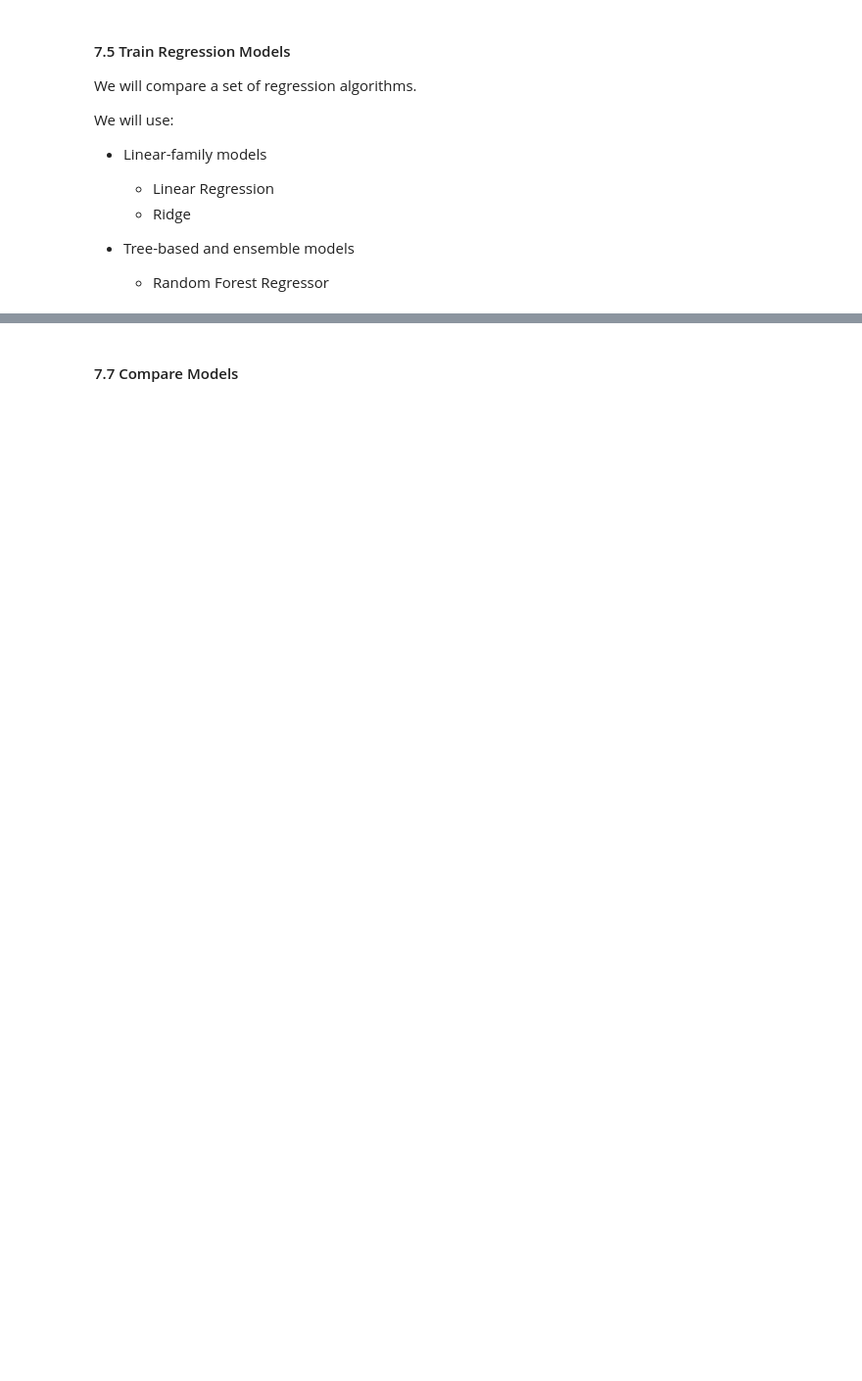
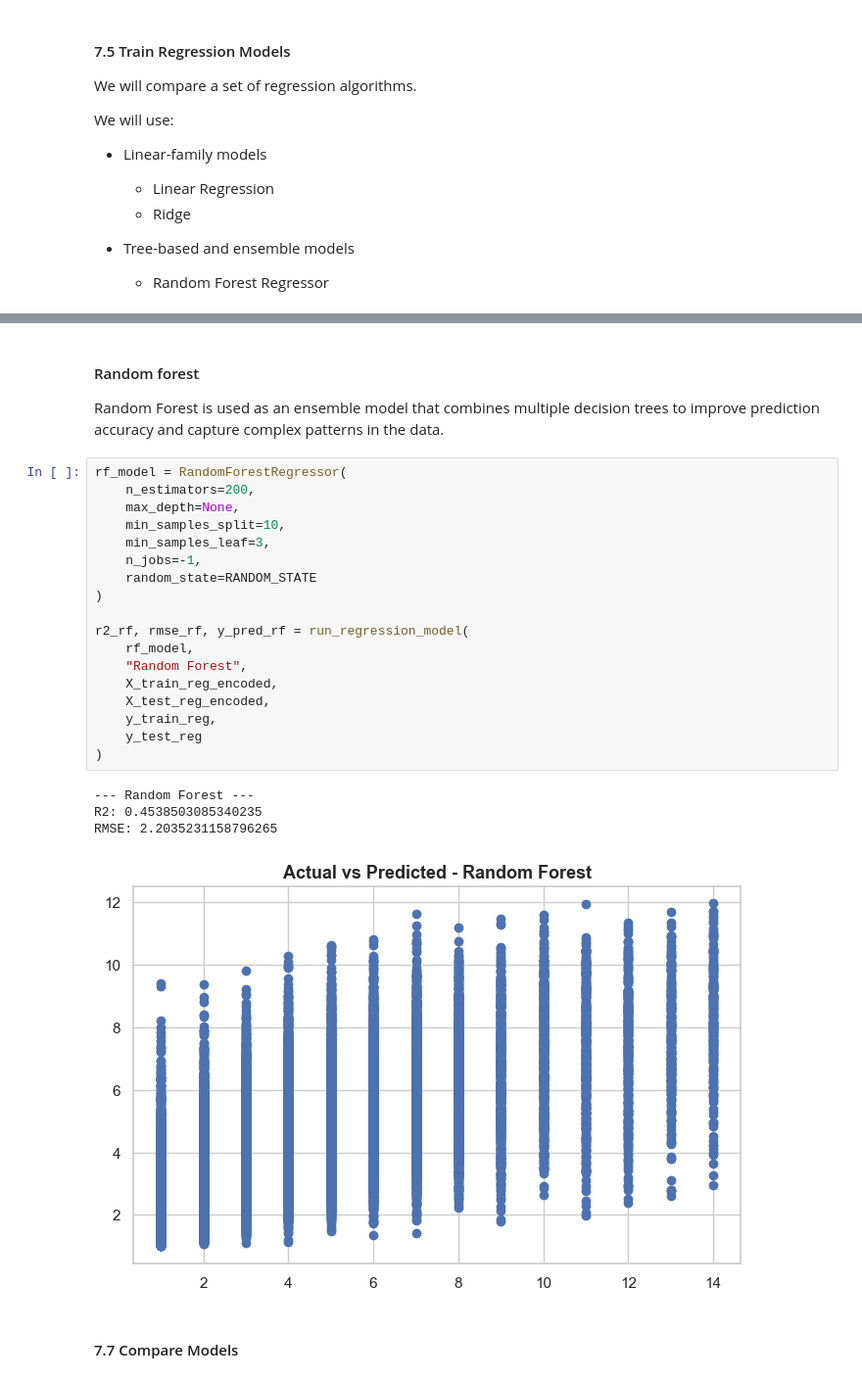
Before and after one commit to patricia-clarji/Diabetes_Readmition_ML, a Jupyter notebook: notebooks/diabetes_project.ipynb, the cells around one changed output, grey strips where cells are left out. Shown at 98% size. Saved outputs shown, nothing was run; the diff lists cells and outputs as text; blank space fills up the shorter version.

```diff
--- a/notebooks/diabetes_project.ipynb
+++ b/notebooks/diabetes_project.ipynb
@@ -1208,3 +1640,29 @@ The regression models were evaluated using MSE, RMSE, and R² score to assess pr
+# %% [markdown]
+#### Random forest
+Random Forest is used as an ensemble model that combines multiple decision trees to improve prediction accuracy and capture complex patterns in the data.
+# %%
+rf_model = RandomForestRegressor(
+    n_estimators=200,
+    max_depth=None,
+    min_samples_split=10,
+    min_samples_leaf=3,
+    n_jobs=-1,
+    random_state=RANDOM_STATE
+)
+
+r2_rf, rmse_rf, y_pred_rf = run_regression_model(
+    rf_model,
+    "Random Forest",
+    X_train_reg_encoded,
+    X_test_reg_encoded,
+    y_train_reg,
+    y_test_reg
+)
+# %% [output]
+--- Random Forest ---
+R2: 0.4538503085340235
+RMSE: 2.2035231158796265
+[figure, added]
 # %% [markdown]
 #### 7.7 Compare Models
 # %%
```
Also changed, not shown: parts of 76 cells of this notebook.
